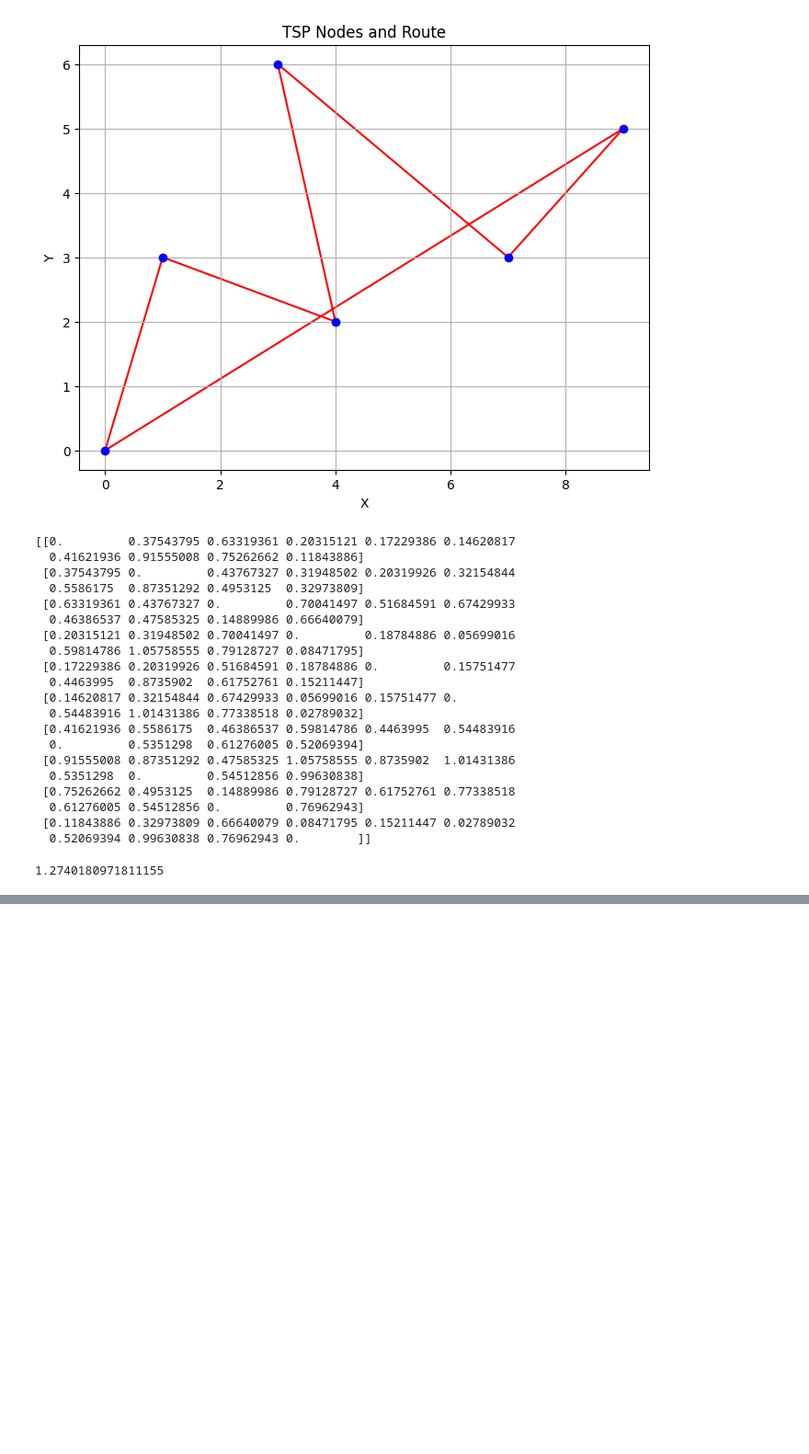
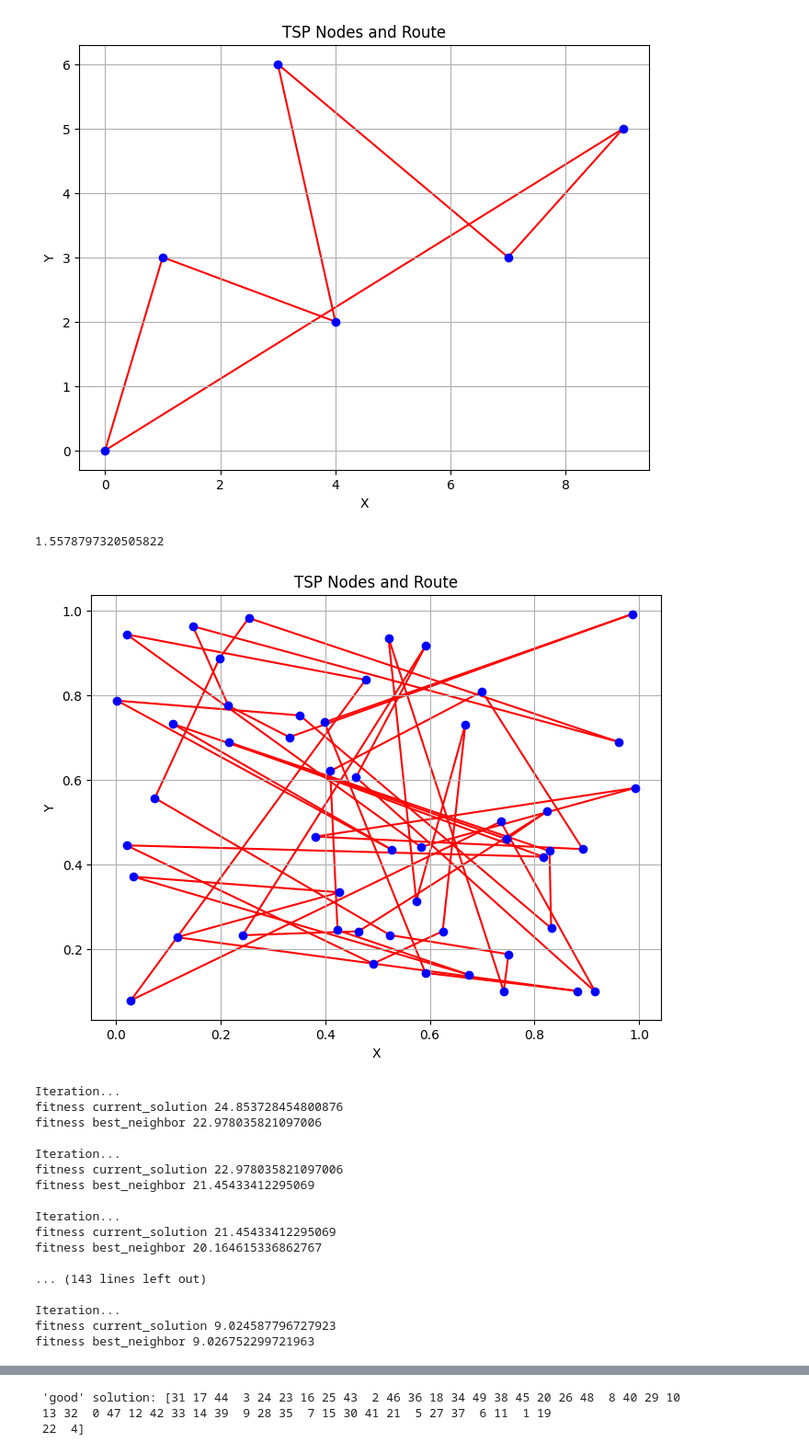
Before and after one commit to diperezbgit/2025_PROG101_UTEC, a Jupyter notebook: CS8067 - IA FUNDAMENTALS/10-05-2025/1_hill_climbing_teacher.ipynb, the cells around one changed output, grey strips where cells are left out. Shown: that part at 92% size. Cells and saved outputs as stored; diff of their text form; code cells hidden in the pictures; blank space fills up the shorter version.

```diff
--- a/CS8067 - IA FUNDAMENTALS/10-05-2025/1_hill_climbing_teacher.ipynb
+++ b/CS8067 - IA FUNDAMENTALS/10-05-2025/1_hill_climbing_teacher.ipynb
@@ -140,30 +140,9 @@ plot_tsp(nodes, route)
 # %% [output]
 [figure]
 # %%
-N = 10 # cantidad de ciudades
+N = 50 # cantidad de ciudades
 positions = np.random.rand(N, 2) # generar las ciudades
 distances = squareform(pdist(positions, 'euclidean')) # distancias entre ciudades
-# %% [output]
-[[0.         0.37543795 0.63319361 0.20315121 0.17229386 0.14620817
-  0.41621936 0.91555008 0.75262662 0.11843886]
- [0.37543795 0.         0.43767327 0.31948502 0.20319926 0.32154844
-  0.5586175  0.87351292 0.4953125  0.32973809]
- [0.63319361 0.43767327 0.         0.70041497 0.51684591 0.67429933
-  0.46386537 0.47585325 0.14889986 0.66640079]
- [0.20315121 0.31948502 0.70041497 0.         0.18784886 0.05699016
-  0.59814786 1.05758555 0.79128727 0.08471795]
- [0.17229386 0.20319926 0.51684591 0.18784886 0.         0.15751477
-  0.4463995  0.8735902  0.61752761 0.15211447]
- [0.14620817 0.32154844 0.67429933 0.05699016 0.15751477 0.
-  0.54483916 1.01431386 0.77338518 0.02789032]
- [0.41621936 0.5586175  0.46386537 0.59814786 0.4463995  0.54483916
-  0.         0.5351298  0.61276005 0.52069394]
- [0.91555008 0.87351292 0.47585325 1.05758555 0.8735902  1.01431386
-  0.5351298  0.         0.54512856 0.99630838]
- [0.75262662 0.4953125  0.14889986 0.79128727 0.61752761 0.77338518
-  0.61276005 0.54512856 0.         0.76962943]
- [0.11843886 0.32973809 0.66640079 0.08471795 0.15211447 0.02789032
-  0.52069394 0.99630838 0.76962943 0.        ]]
 # %%
 def fitness(sol):
   distance = 0
@@ -183,4 +162,4 @@ def get_neighbors(sol):
       neighbors.append(new_sol)
   return neighbors
 # %% [output]
-1.2740180971811155
+1.5578797320505822
@@ -189,28 +166,50 @@ range(N) -> (0, 1, 2, 3, .. N)
 # %%
 def hill_climbing():
   # step 1: Solucion inicial
-  current_solution = np.array([0, 1, 2, 3])
+  current_solution = np.array(range(N))
   np.random.shuffle(current_solution)
+
+  plot_tsp(positions, current_solution)
 
   while True:
     print("Iteration...")
     # step: generar vecinos
     neighbors = get_neighbors(current_solution)
     best_neighbor = min(neighbors, key=fitness)
 
-    print("current_solution", current_solution)
+    #print("current_solution", current_solution)
     print("fitness current_solution", fitness(current_solution))
-    print("neighbors", neighbors)
-    print("best_neighbor", best_neighbor)
+    #print("neighbors", neighbors)
+    #print("best_neighbor", best_neighbor)
     print("fitness best_neighbor", fitness(best_neighbor))
 
     if fitness(best_neighbor) < fitness(current_solution):
       current_solution = best_neighbor
     else:
       return current_solution
 
     print("")
 
 solution = hill_climbing()
+plot_tsp(positions, solution)
 
 print("\n 'good' solution:", solution)
+# %% [output]
+[figure, added]
+Iteration...
+fitness current_solution 24.853728454800876
+fitness best_neighbor 22.978035821097006
+
+Iteration...
+fitness current_solution 22.978035821097006
+fitness best_neighbor 21.45433412295069
+
+Iteration...
+fitness current_solution 21.45433412295069
+fitness best_neighbor 20.164615336862767
+
+... (143 lines left out)
+
+Iteration...
+fitness current_solution 9.024587796727923
+fitness best_neighbor 9.026752299721963
@@ -216,0 +217,3 @@ print("\n 'good' solution:", solution)
+ 'good' solution: [31 17 44  3 24 23 16 25 43  2 46 36 18 34 49 38 45 20 26 48  8 40 29 10
+ 13 32  0 47 12 42 33 14 39  9 28 35  7 15 30 41 21  5 27 37  6 11  1 19
+ 22  4]
```
Also changed, not shown: parts of 2 cells of this notebook.
